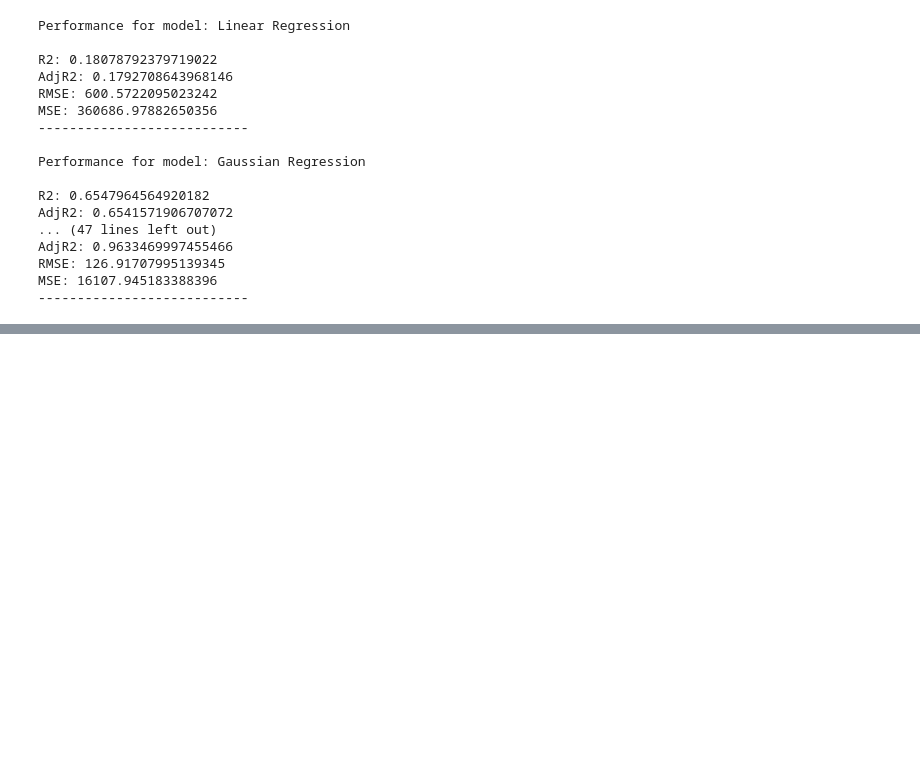
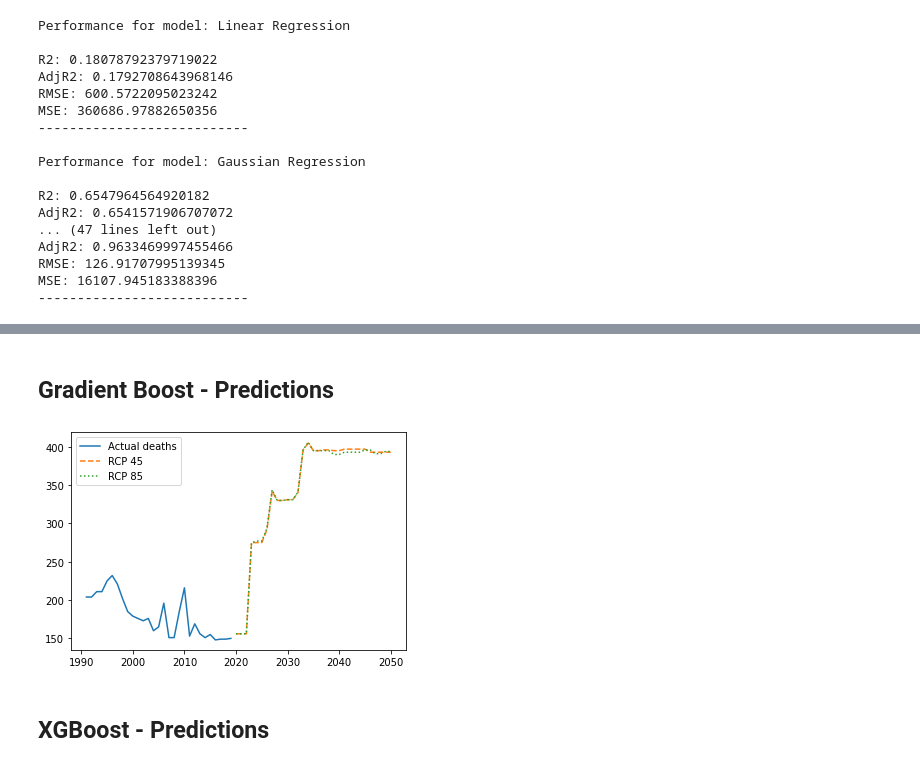
Before and after one commit to rfdornelles/mds_ML_project, a Jupyter notebook: Karon_models.ipynb, the cells around one changed output, grey strips where cells are left out. Cells and saved outputs as stored; diff of their text form; code cells hidden in the pictures; blank space fills up the shorter version.

Commit message:
Plot

```diff
--- a/Karon_models.ipynb
+++ b/Karon_models.ipynb
@@ -351,0 +354,18 @@ MSE: 16107.945183388396
+# %%
+# RCP 45
+df_rcp45 = pd.read_csv("https://github.com/rfdornelles/mds_ML_project/raw/main/data/pred_y_2022_2050_rcp45.csv")
+X_rcp45 = df_rcp45[df_rcp45["country"] == "Germany"].drop(["country"],axis = 1).to_numpy()
+
+# RCP 85
+df_rcp85 = pd.read_csv("https://github.com/rfdornelles/mds_ML_project/raw/main/data/pred_y_2022_2050_rcp85.csv")
+X_rcp85 = df_rcp85[df_rcp85["country"] == "Germany"].drop(["country"],axis = 1).to_numpy()
+
+# Actual values
+actual_values = df[df["country"] == "Germany"][["qnt_death_heat_cold_exposure"]].to_numpy()
+# %%
+# Merge dataset
+
+# years
+df_actual = pd.DataFrame()
+df_actual["year"] = range(1991, 2020)
+df_actual["actual"] = actual_values
@@ -351,0 +374,21 @@ MSE: 16107.945183388396
+# %% [markdown]
+## Gradient Boost - Predictions
+# %%
+y_gradient_boost_rcp45 = pipe_gradient_boost.predict(X_rcp45).round()
+y_gradient_boost_rcp85 = pipe_gradient_boost.predict(X_rcp85).round()
+# %%
+df_grad = pd.DataFrame()
+df_grad["year"] = range(2020, 2051)
+df_grad["gradient_boost_rcp45"] = y_gradient_boost_rcp45
+df_grad["gradient_boost_rcp85"] = y_gradient_boost_rcp85
+# %%
+plt.plot(df_actual["year"], df_actual["actual"], label = "Actual deaths")
+plt.plot(df_grad["year"], df_grad["gradient_boost_rcp45"], label = "RCP 45", linestyle="dashed")
+plt.plot(df_grad["year"], df_grad["gradient_boost_rcp85"], label = "RCP 85", linestyle="dotted")
+
+plt.legend()
+plt.show()
+# %% [output]
+[figure, added]
+# %% [markdown]
+## XGBoost - Predictions
```
Also changed, not shown: parts of 2 cells of this notebook.
